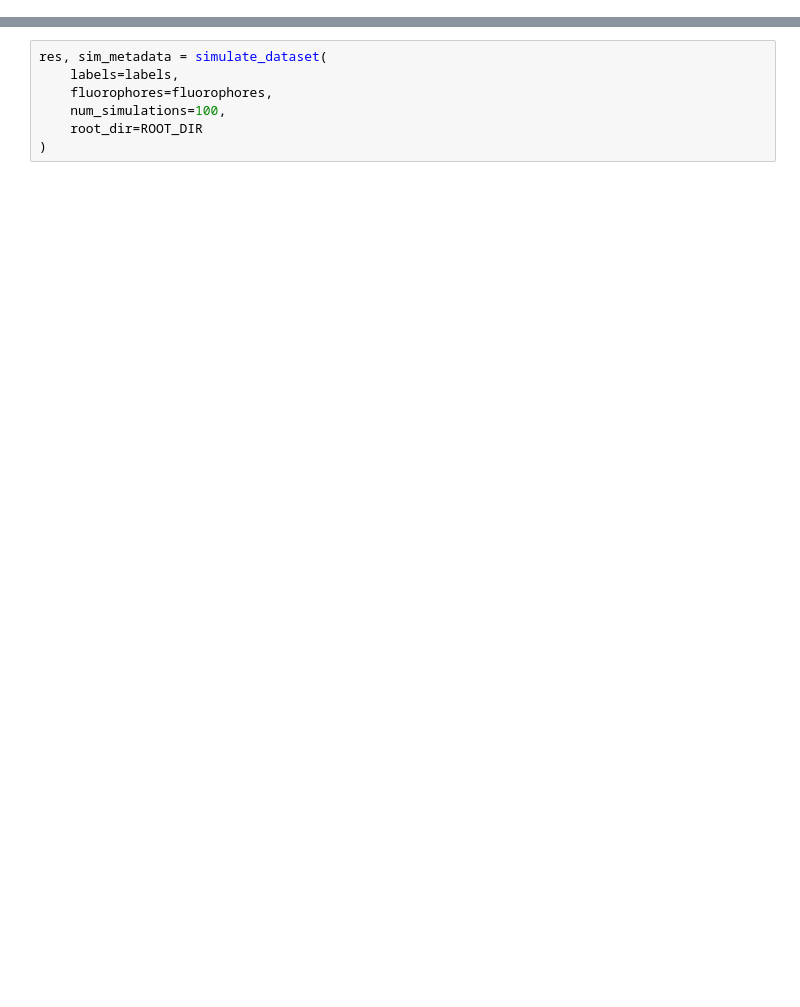
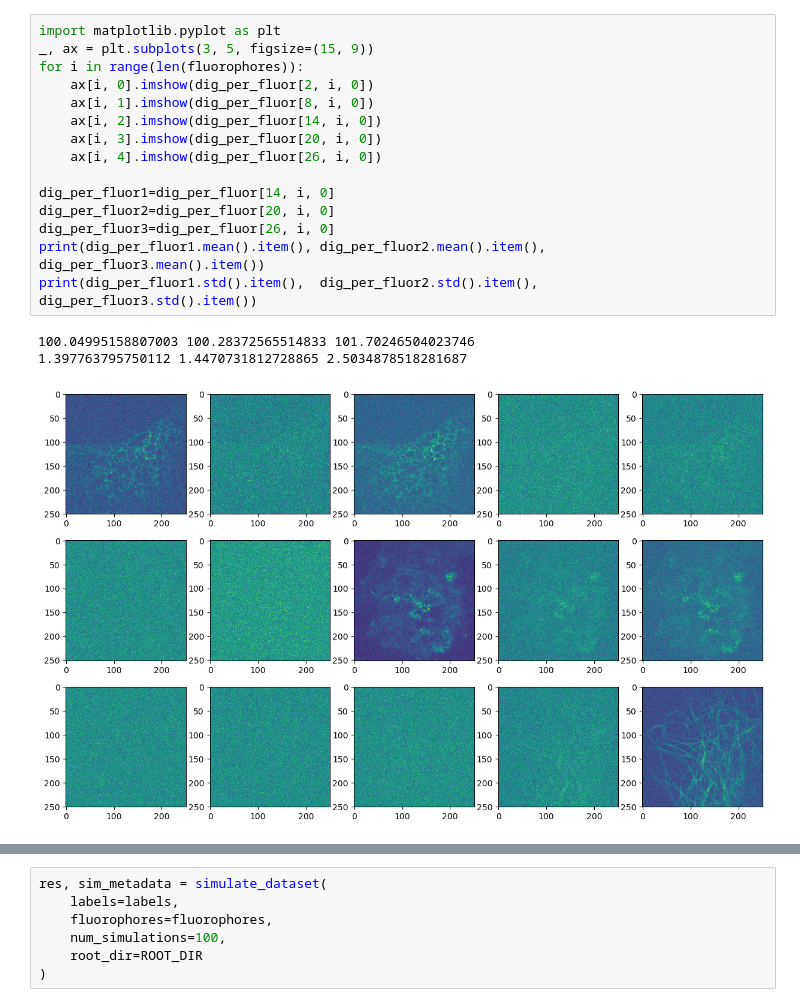
Before and after one commit to federico-carrara/microsim, a Jupyter notebook: examples/notebooks/biosr_simulate.ipynb, the cells around one changed output, grey strips where cells are left out. Drawn from its saved outputs; the diff is of its cells as text; blank space fills up the shorter version.

```diff
--- a/examples/notebooks/biosr_simulate.ipynb
+++ b/examples/notebooks/biosr_simulate.ipynb
@@ -146,0 +210,19 @@ sim = init_simulation(
+# %%
+import matplotlib.pyplot as plt
+_, ax = plt.subplots(3, 5, figsize=(15, 9))
+for i in range(len(fluorophores)):
+    ax[i, 0].imshow(dig_per_fluor[2, i, 0])
+    ax[i, 1].imshow(dig_per_fluor[8, i, 0])
+    ax[i, 2].imshow(dig_per_fluor[14, i, 0])
+    ax[i, 3].imshow(dig_per_fluor[20, i, 0])
+    ax[i, 4].imshow(dig_per_fluor[26, i, 0])
+
+dig_per_fluor1=dig_per_fluor[14, i, 0]
+dig_per_fluor2=dig_per_fluor[20, i, 0]
+dig_per_fluor3=dig_per_fluor[26, i, 0]
+print(dig_per_fluor1.mean().item(), dig_per_fluor2.mean().item(), dig_per_fluor3.mean().item())
+print(dig_per_fluor1.std().item(),  dig_per_fluor2.std().item(),  dig_per_fluor3.std().item())
+# %% [output]
+100.04995158807003 100.28372565514833 101.70246504023746
+1.397763795750112 1.4470731812728865 2.5034878518281687
+[figure, added]
```
Also changed, not shown: parts of 11 cells of this notebook.
